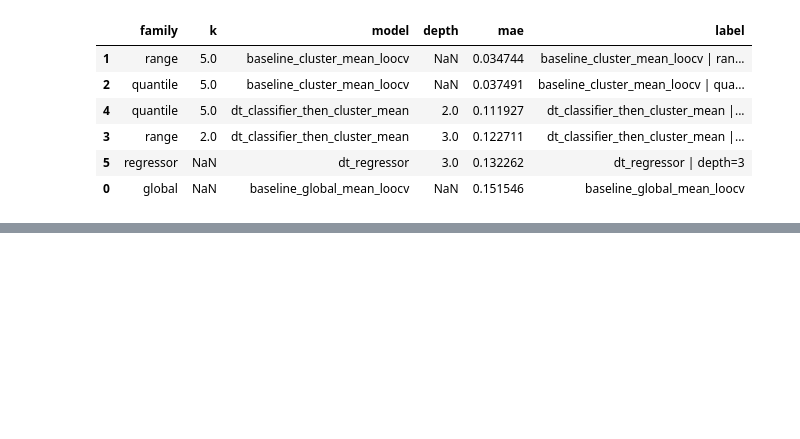
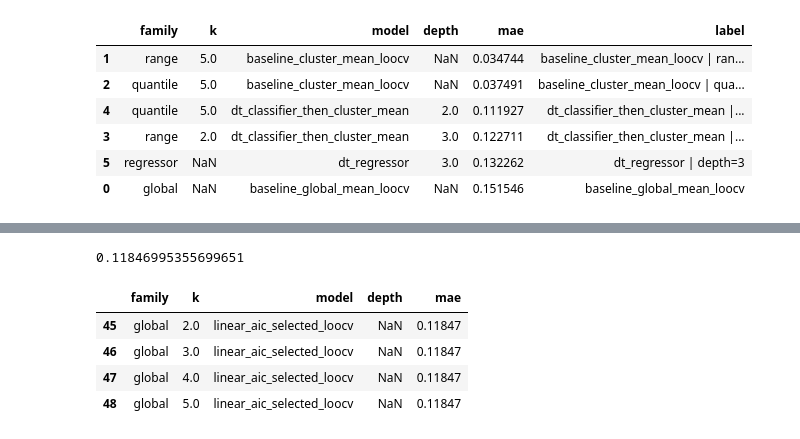
Before and after one commit to seulki-noh/master-thesis-portfolio, a Jupyter notebook: notebooks/01_portfolio.ipynb, the cells around one changed output, grey strips where cells are left out. Saved outputs shown, nothing was run; the diff lists cells and outputs as text; code cells hidden in the pictures; blank space fills up the shorter version.

```diff
--- a/notebooks/01_portfolio.ipynb
+++ b/notebooks/01_portfolio.ipynb
@@ -436,0 +498,42 @@ plt.close()
+# %%
+from sklearn.model_selection import LeaveOneOut
+from sklearn.linear_model import LinearRegression
+import numpy as np
+import pandas as pd
+
+selected_features = list(best_combo)
+X = df[selected_features].values
+y = df[TARGET].values
+
+loo = LeaveOneOut()
+errors = []
+
+for tr, te in loo.split(X):
+    model = LinearRegression()
+    model.fit(X[tr], y[tr])
+    pred = model.predict(X[te])[0]
+    errors.append(abs(pred - y[te][0]))
+
+aic_loocv_mae = float(np.mean(errors))
+aic_loocv_mae
+# %% [output]
+0.11846995355699651
+# %%
+aic_rows = pd.DataFrame({
+    "family": ["global"] * len(K_LIST),
+    "k": list(K_LIST),
+    "model": ["linear_aic_selected_loocv"] * len(K_LIST),
+    "depth": [np.nan] * len(K_LIST),
+    "mae": [aic_loocv_mae] * len(K_LIST),
+})
+
+all_mae_table = pd.concat([all_mae_table, aic_rows], ignore_index=True)
+all_mae_table.to_csv(TAB_DIR / "loocv_mae_all.csv", index=False)
+
+all_mae_table[all_mae_table["model"]=="linear_aic_selected_loocv"]
+# %% [output]
+|  | family | k | model | depth | mae |
+| 45 | global | 2.0 | linear_aic_selected_loocv | NaN | 0.11847 |
+| 46 | global | 3.0 | linear_aic_selected_loocv | NaN | 0.11847 |
+| 47 | global | 4.0 | linear_aic_selected_loocv | NaN | 0.11847 |
+| 48 | global | 5.0 | linear_aic_selected_loocv | NaN | 0.11847 |
```
Also changed, not shown: parts of 3 cells of this notebook.
